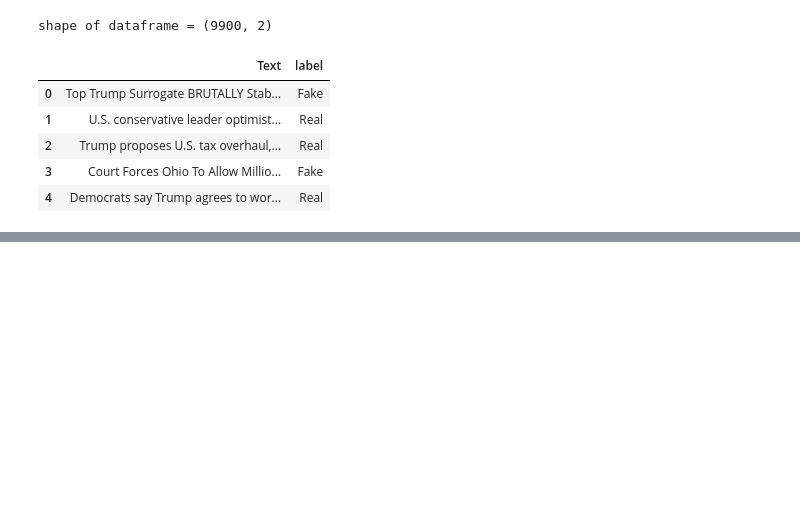
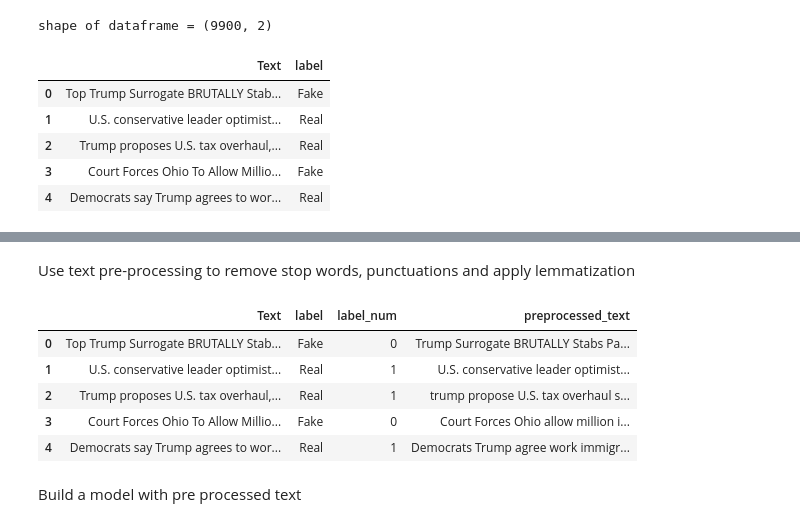
Before and after one commit to poornachandra24/NLP, a Jupyter notebook: Text Representation/Bag_of_ngrams_excercise.ipynb, the cells around one changed output, grey strips where cells are left out. Drawn from its saved outputs; the diff is of its cells as text; code cells hidden in the pictures; blank space fills up the shorter version.

```diff
--- a/Text Representation/Bag_of_ngrams_excercise.ipynb
+++ b/Text Representation/Bag_of_ngrams_excercise.ipynb
@@ -48,0 +50,10 @@ Name: count, dtype: int64
+# %%
+#Add the new column "label_num" which gives a unique number to each of these labels
+df['label_num']=df['label'].map({
+    'Fake':0,
+    'Real':1
+    })
+
+
+#check the results with top 5 rows
+df.head()
@@ -48,0 +248,35 @@ Name: count, dtype: int64
+# %% [markdown]
+Use text pre-processing to remove stop words, punctuations and apply lemmatization
+# %%
+#use this utility function to get the preprocessed text data
+
+import spacy
+
+# load english language model and create nlp object from it
+nlp = spacy.load("en_core_web_sm")
+
+def preprocess(text):
+    # remove stop words and lemmatize the text
+    doc = nlp(text)
+    filtered_tokens = []
+    for token in doc:
+        if token.is_stop or token.is_punct:
+            continue
+        filtered_tokens.append(token.lemma_)
+
+    return " ".join(filtered_tokens)
+# %%
+# create a new column "preprocessed_txt" and use the utility function above to get the clean data
+df['preprocessed_text']=df['Text'].apply(preprocess)
+# %%
+#print the top 5 rows
+df.head()
+# %% [output]
+|  | Text | label | label_num | preprocessed_text |
+| 0 | Top Trump Surrogate BRUTALLY Stab... | Fake | 0 | Trump Surrogate BRUTALLY Stabs Pa... |
+| 1 | U.S. conservative leader optimist... | Real | 1 | U.S. conservative leader optimist... |
+| 2 | Trump proposes U.S. tax overhaul,... | Real | 1 | trump propose U.S. tax overhaul s... |
+| 3 | Court Forces Ohio To Allow Millio... | Fake | 0 | Court Forces Ohio allow million i... |
+| 4 | Democrats say Trump agrees to wor... | Real | 1 | Democrats Trump agree work immigr... |
+# %% [markdown]
+Build a model with pre processed text
```
Also changed, not shown: parts of 22 cells of this notebook.
